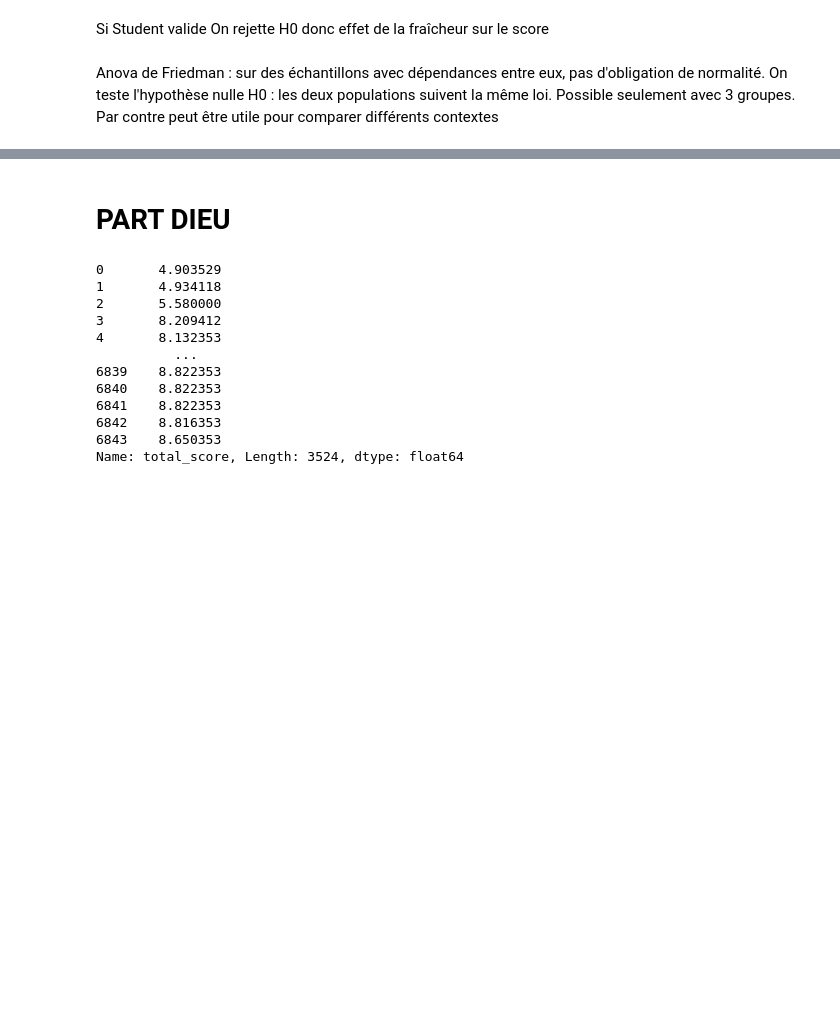
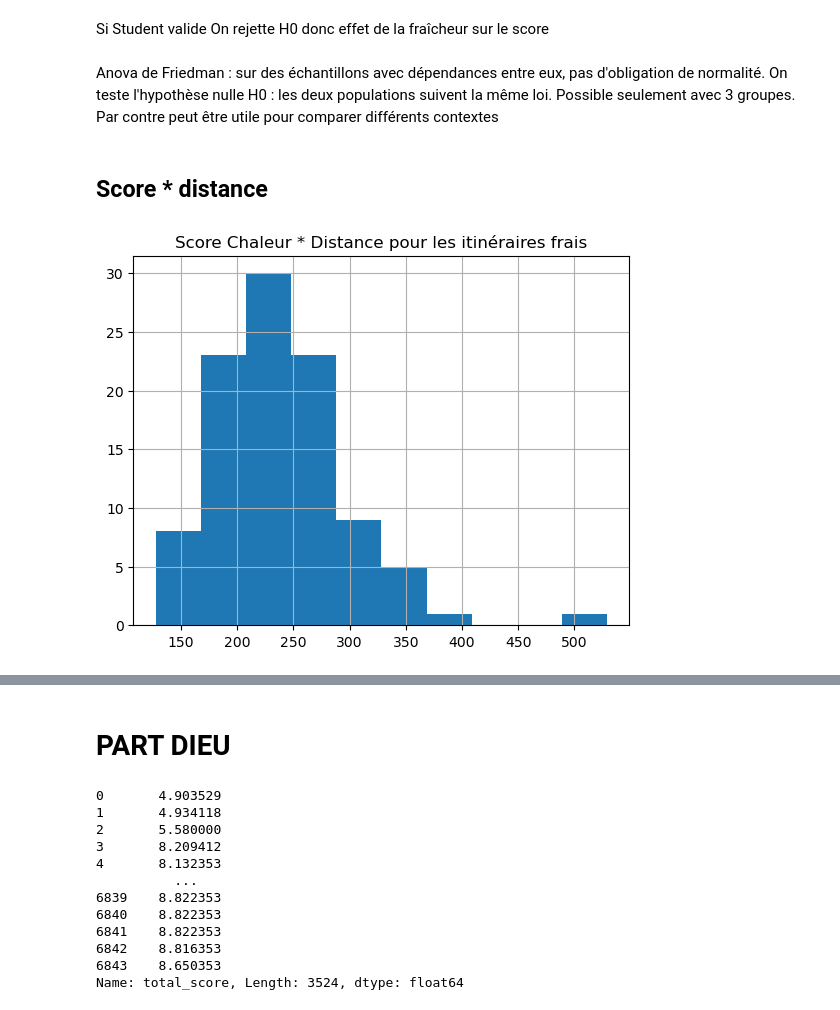
Before and after one commit to datagora-erasme/itineraire_fraicheur, a Jupyter notebook: backend/score_calculation_it/score_analyse.ipynb, the cells around one changed output, grey strips where cells are left out. Drawn from its saved outputs; the diff is of its cells as text; code cells hidden in the pictures; blank space fills up the shorter version.

Commit message:
continue score analysis : rillieux + confluence

```diff
--- a/backend/score_calculation_it/score_analyse.ipynb
+++ b/backend/score_calculation_it/score_analyse.ipynb
@@ -21,8 +21,8 @@ import matplotlib.pyplot as plt
 # %% [markdown]
 ## FUNCTION
 # %%
-def score_moyen_it(edges):
-    return edges[["id_it", "total_score"]].groupby("id_it", axis=0).mean()
+def score_moyen_it(edges, column_score="total_score"):
+    return edges[["id_it", column_score]].groupby("id_it", axis=0).mean()
 # %% [markdown]
 ## GLOBAL VARIABLES
 # %%
@@ -194,3 +195,16 @@ Possible seulement avec 3 groupes. Par contre peut être utile pour comparer dif
 #friedman_statistic, friedman_p_value = friedmanchisquare(score_tetedor_if_values, score_tetedor_len_values)
 #print("Friedman Statistic : ", friedman_statistic)
 #print("Friedman p-value : ", friedman_p_value)
+# %% [markdown]
+## Score * distance
+# %%
+score_distance_tetedor_if = score_moyen_it(tetedor_itineraries_if, "score_distance")
+score_distance_tetedor_len = score_moyen_it(tetedor_itineraries_len, "score_distance")
+# %%
+score_distance_tetedor_if.hist()
+#plt.xlim([0,10])
+#plt.ylim([0,30])
+plt.title("Score Chaleur * Distance pour les itinéraires frais")
+plt.show()
+# %% [output]
+[figure, added]
```
Also changed, not shown: parts of 8 cells of this notebook, 2 other files.
